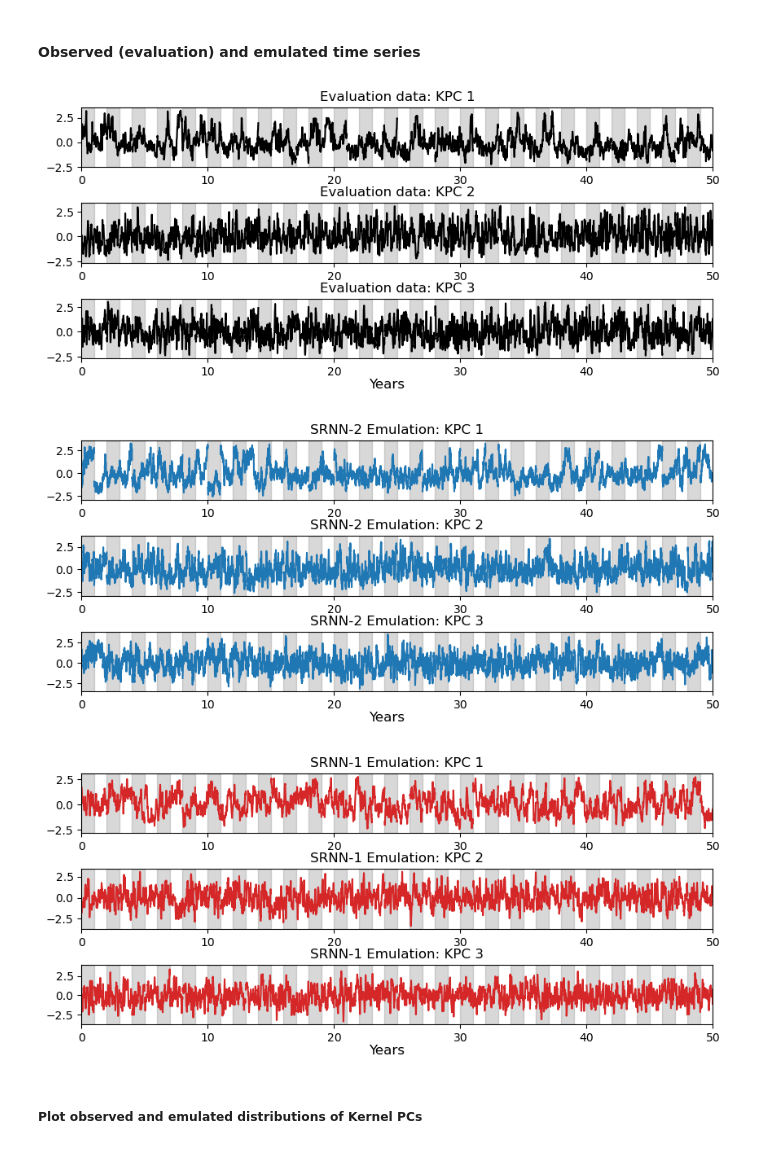
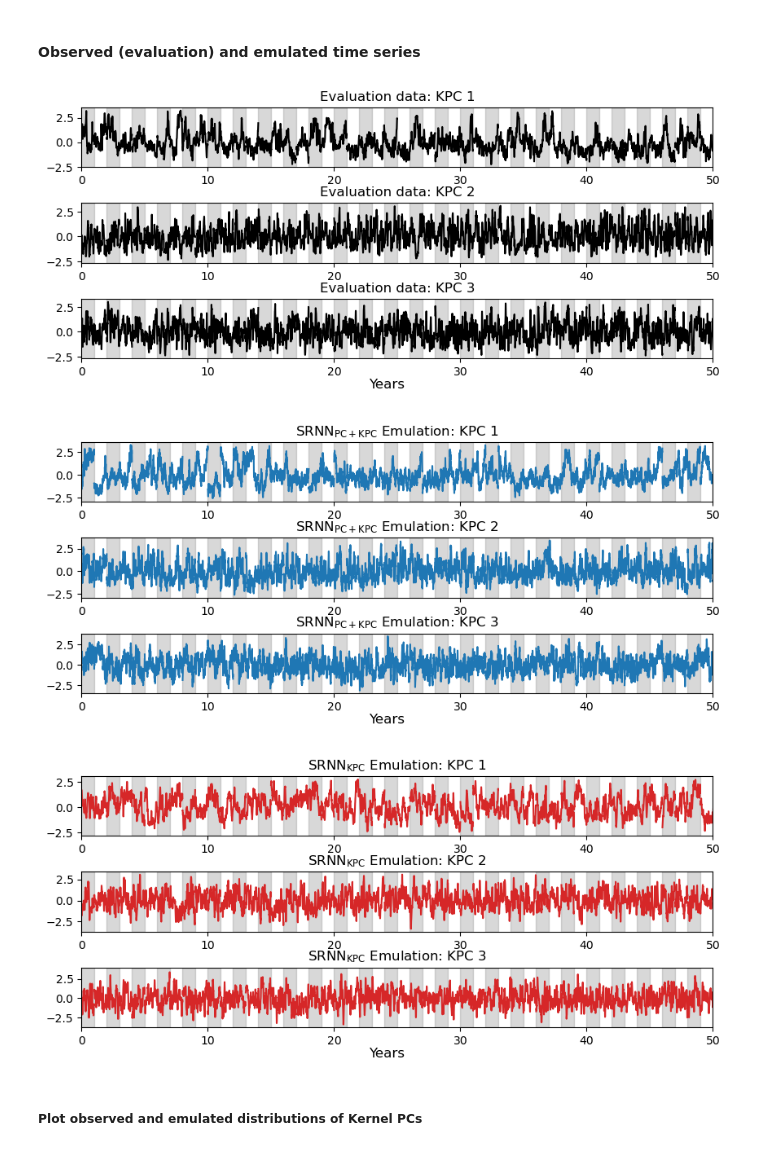
Before and after one commit to andrei-ml/stochastic-rnn, a Jupyter notebook: atmospheric_regimes_modeling/ncep_reanalysis_hgt_100hpa/step5_results.ipynb, the cells around one changed output. Cells and saved outputs as stored; diff of their text form; code cells hidden in the pictures.

```diff
--- a/atmospheric_regimes_modeling/ncep_reanalysis_hgt_100hpa/step5_results.ipynb
+++ b/atmospheric_regimes_modeling/ncep_reanalysis_hgt_100hpa/step5_results.ipynb
@@ -94,14 +94,14 @@ fig.subplots_adjust(hspace=0.6)
 for i in range(d):
     ax=fig.add_subplot(d,1,i+1)
     ax.set_title('KPC %d'%(i+1))
-    ax.hist(kpcs[...,i].flatten(),bins='auto',density=True,color='gray',label='Training')
+    ax.hist(kpcs[...,i].flatten(),bins='auto',density=True,color='gray',label=r'Training')
     ax.set_xlim(-4,5.2)
     h,b=np.histogram(evaluation_kpcs[...,i].flatten(),bins='auto',density=True)
-    ax.plot(0.5*(b[1:]+b[:-1]),h,'.-',color='black',label='Evaluation')
+    ax.plot(0.5*(b[1:]+b[:-1]),h,'.-',color='black',label=r'Evaluation')
     h,b=np.histogram(predicted_kpcs_a[...,i].flatten(),bins='auto',density=True)
-    ax.plot(0.5*(b[1:]+b[:-1]),h,'.-',color='tab:blue',label='SRNN-2')
+    ax.plot(0.5*(b[1:]+b[:-1]),h,'.-',color='tab:blue',label=r'$\mathrm{SRNN}_{\mathrm{PC+KPC}}$')
     h,b=np.histogram(predicted_kpcs_b[...,i].flatten(),bins='auto',density=True)
-    ax.plot(0.5*(b[1:]+b[:-1]),h,'.-',color='tab:red',label='SRNN-1')
+    ax.plot(0.5*(b[1:]+b[:-1]),h,'.-',color='tab:red',label=r'$\mathrm{SRNN}_{\mathrm{KPC}}$')
     ax.legend()
 plt.savefig('fig_histograms.png')
 plt.show()
@@ -179,7 +179,7 @@ for i in range(d):
     for j in range(0,time.shape[0]):
         if j%2==0:
             ax.axvspan(time[j,0], time[j,-1], alpha=0.3, color='gray')
-    ax.plot(time.T,evaluation_kpcs[...,i].T,'-k',label='Data')
+    ax.plot(time.T,evaluation_kpcs[...,i].T,'-k',label=r'Data')
 
     ax.set_xlim(time[0,0],time[0,0]+50)#1990,2023)
 
@@ -194,40 +194,40 @@ fig=plt.figure(figsize=(10,4))
 fig.subplots_adjust(hspace=0.6)
 for i in range(d):
     ax=fig.add_subplot(d,1,i+1)
-    ax.set_title('SRNN-2 Emulation: KPC %d'%(i+1))
+    ax.set_title(r'$\mathrm{SRNN}_{\mathrm{PC+KPC}}$ Emulation: KPC %d'%(i+1))
     for j in range(0,time.shape[0]):
         if j%2==0:
             ax.axvspan(time[j,0], time[j,-1], alpha=0.3, color='gray')
-    ax.plot(time.T,predicted_kpcs_a[...,i].T,'-',color='tab:blue',label='SRNN')
+    ax.plot(time.T,predicted_kpcs_a[...,i].T,'-',color='tab:blue',label=r'SRNN')
 
     ax.set_xlim(time[0,0],time[0,0]+50)#1990,2023)
 
 fig.supxlabel('Years')
 plt.savefig('fig_kpcs_ts_srnn_a.png')
 plt.show()
 plt.close(fig)
 
 
 fig=plt.figure(figsize=(10,4))
 fig.subplots_adjust(hspace=0.6)
 for i in range(d):
     ax=fig.add_subplot(d,1,i+1)
-    ax.set_title('SRNN-1 Emulation: KPC %d'%(i+1))
+    ax.set_title(r'$\mathrm{SRNN}_{\mathrm{KPC}}$ Emulation: KPC %d'%(i+1))
     for j in range(0,time.shape[0]):
         if j%2==0:
             ax.axvspan(time[j,0], time[j,-1], alpha=0.3, color='gray')
-    ax.plot(time.T,predicted_kpcs_b[...,i].T,'-',color='tab:red',label='SRNN')
+    ax.plot(time.T,predicted_kpcs_b[...,i].T,'-',color='tab:red',label=r'SRNN')
 
     ax.set_xlim(time[0,0],time[0,0]+50)#1990,2023)
 
 fig.supxlabel('Years')
 plt.savefig('fig_kpcs_ts_srnn_b.png')
 plt.show()
 plt.close(fig)
 # %% [output]
 [figure]
-[figure, old version]
+[figure, new version]
-[figure, old version]
+[figure, new version]
 # %% [markdown]
 ##### **Plot observed and emulated distributions of Kernel PCs**
 # %%
```
Also changed, not shown: parts of 8 cells of this notebook, 1 other file.
